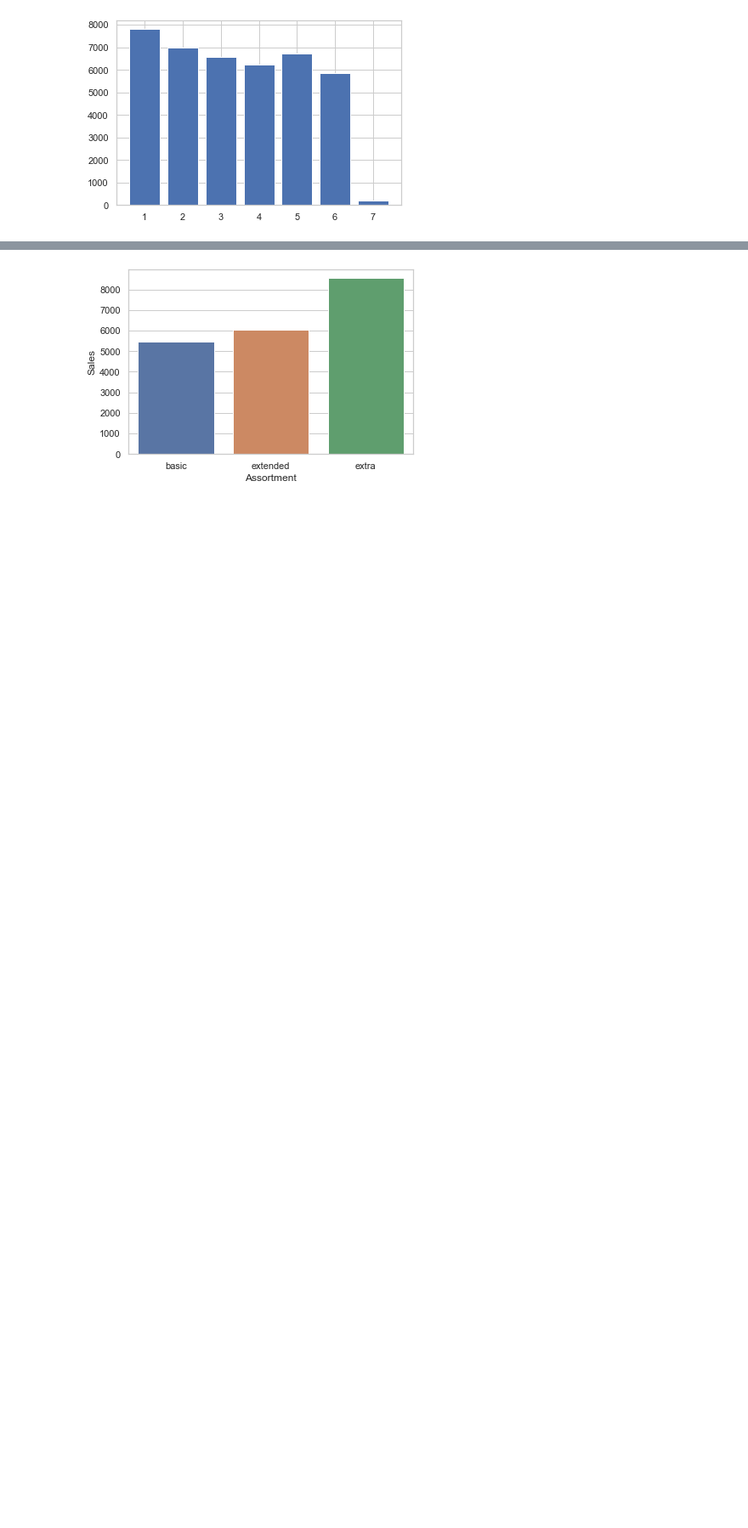
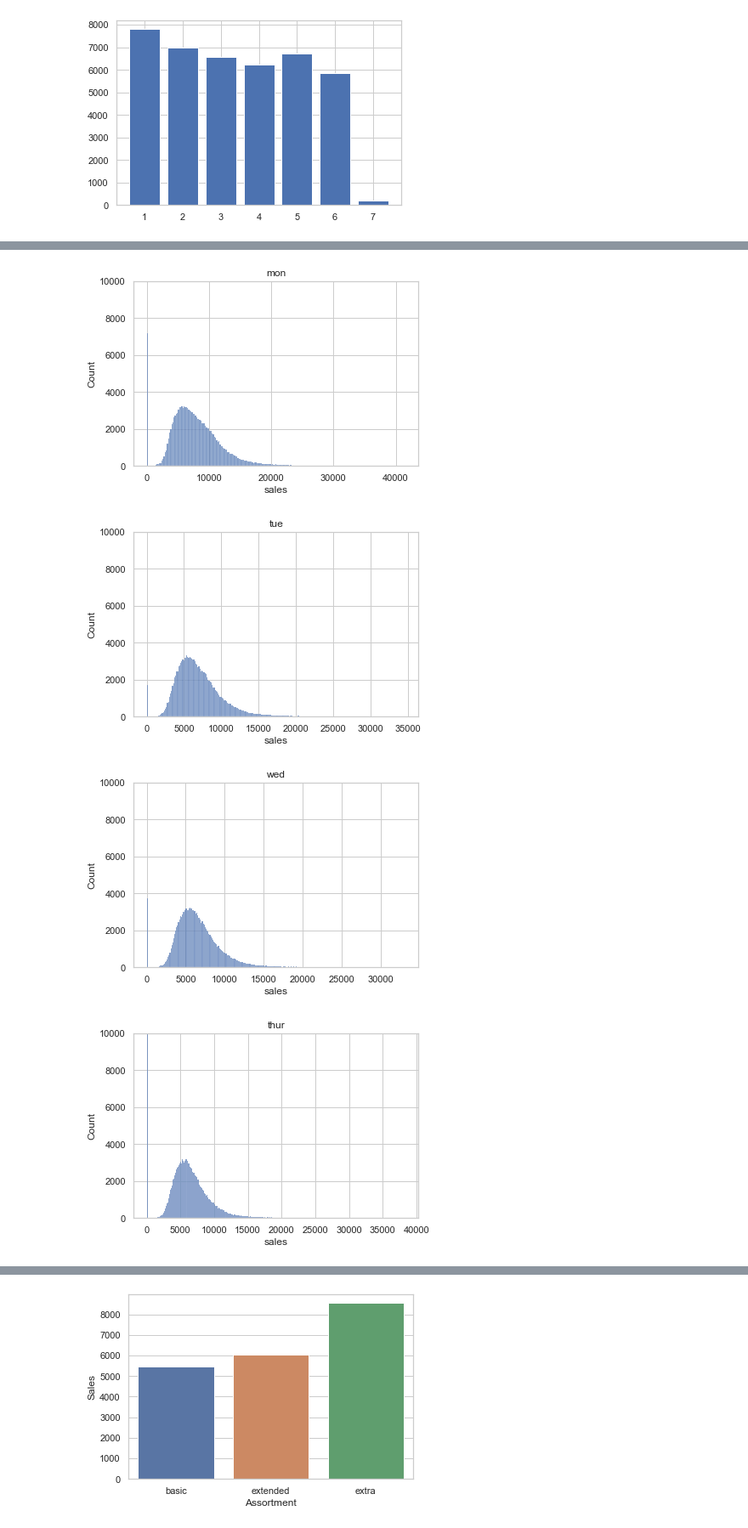
Before and after one commit to Roan-k/Roan-k, a Jupyter notebook: Projects/Sales_sql_project.ipynb, the cells around one changed output, grey strips where cells are left out. Shown: that part at 85% size. Saved outputs shown, nothing was run; the diff lists cells and outputs as text; code cells hidden in the pictures; blank space fills up the shorter version.

```diff
--- a/Projects/Sales_sql_project.ipynb
+++ b/Projects/Sales_sql_project.ipynb
@@ -59,0 +123,9 @@ rs.fetchall()
+# %%
+for i in range(sales.shape[0]):
+    store, day, date, sales_, customers, open_, promo, state_hol, school_hol = sales.iloc[i,:].values
+    if state_hol == 'None': state_hol = 0
+
+    conn.execute("""INSERT INTO sales (store, day_of_week, Date, Sales, Customers, Open, Promo,
+                                        StateHoliday, SchoolHoliday)
+                    VALUES ({},{},'{}',{},{},{},{},'{}',{})""".format(store, day, date,
+                                                                  sales_, customers, open_, promo, state_hol, school_hol))
@@ -66,0 +207,5 @@ plt.bar(height = dict(results).values(),x = dict(results).keys());
+# %%
+day_sales = conn.execute("""SELECT Day_of_week, Sales, StateHoliday,SchoolHoliday  FROM Sales;""")
+day_sales = day_sales.fetchall()
+# %%
+df_sales = pd.DataFrame(day_sales, columns = ['day','sales','stHoliday','scHoliday'])
@@ -66,0 +224,13 @@ plt.bar(height = dict(results).values(),x = dict(results).keys());
+# %%
+day_map = {1:'mon',2:'tue',3:'wed',4:'thur',5:'fri',6:'sat',7:'sun'}
+
+for day in [1,2,3,4,5,6,7]:
+    sns.histplot(data = df_sales[df_sales['day']==day]['sales'])
+    plt.ylim([0,10000])
+    plt.title(day_map[day])
+    plt.show()
+# %% [output]
+[figure, added]
+[figure, added]
+[figure, added]
+[figure, added]
```
Also changed, not shown: parts of 72 cells of this notebook.
